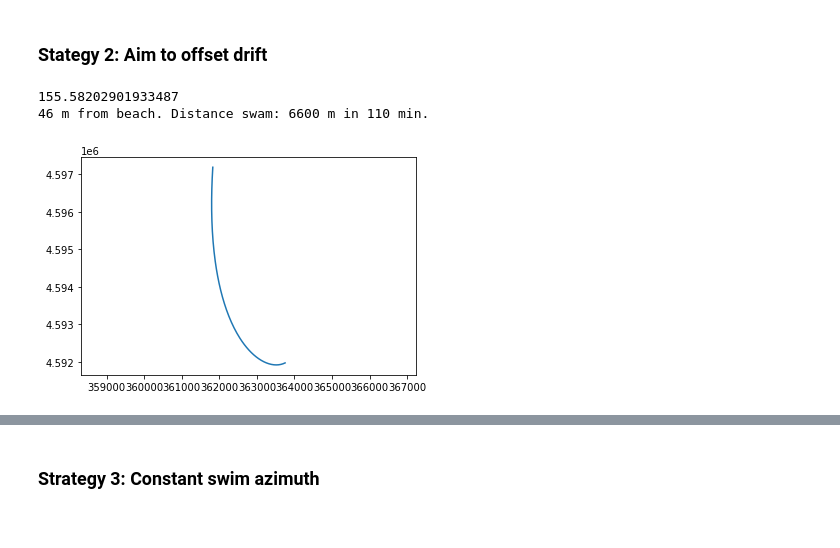
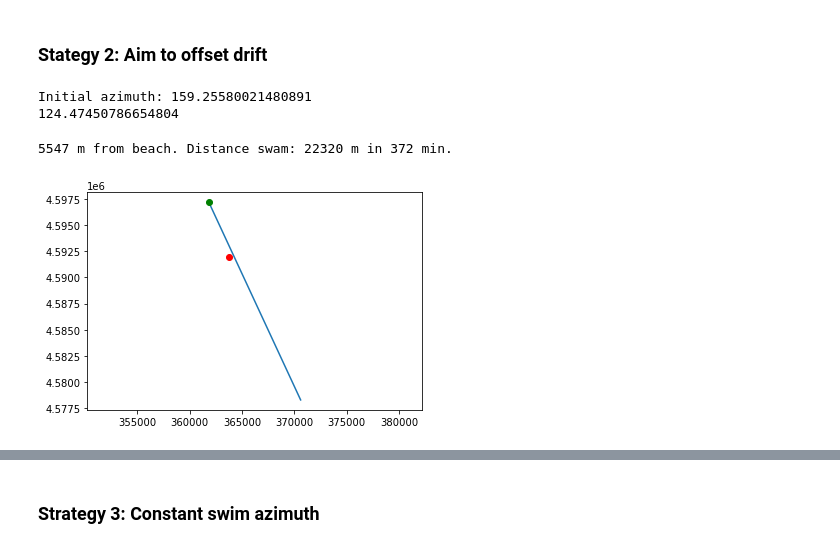
Before and after one commit to csherwood-usgs/Demo_repository, a Jupyter notebook: Vineyard_Sound_particle_transport.ipynb, the cells around one changed output, grey strips where cells are left out. Cells and saved outputs as stored; diff of their text form; code cells hidden in the pictures.

Commit message:
working on swim

```diff
--- a/Vineyard_Sound_particle_transport.ipynb
+++ b/Vineyard_Sound_particle_transport.ipynb
@@ -32,6 +32,14 @@ def dist_az_to_target(x,y,xt,yt):
     return r, az
 
 knots2mps = 0.5144
+
+def course_to_steer(x, y, xt, yt, drift_speed, drift_az, time_interval):
+    # offset position according to drift
+    dx, dy = xycoord( drift_speed * time_interval, drift_az)
+    xp = x+dx
+    yp = y+dy
+    r, az = dist_az_to_target(xp, yp, xt, yt)
+    return az
 # %%
 xstart, ystart = 361825.00, 4597187.00 # point just south of Nobska lighthouse
 xend,   yend   = 363789.90, 4591999.15
@@ -87,35 +96,41 @@ _= plt.axis('equal')
 # %% [markdown]
 ### Stategy 2: Aim to offset drift
+# %%
+x = np.nan * np.ones_like(t)
+y = np.nan * np.ones_like(t)
+cumt = 0.0
+swim_dist = 0.0
+
+
+x[0], y[0] = xstart, ystart
+dist_to_beach, swim_az = dist_az_to_target( x[0], y[0], xend, yend )
+print('Initial azimuth:', swim_az)
+
+# the appropriate course to steer depends on the net drift over the entire transit
+ucbar = np.mean(uc)
+vcbar = np.mean(vc)
+spd_bar, cdir_bar = pcoord( ucbar, vcbar )
+swim_az = course_to_steer( xstart, ystart, xend, yend, spd_bar, cdir_bar, 111*60 )
+print(swim_az)
+# %% [output]
+Initial azimuth: 159.25580021480891
+124.47450786654804
 # %%
-x = np.nan * np.ones_like(t)
-y = np.nan * np.ones_like(t)
-cumt = 0.0
-swim_dist = 0.0
-
 i = 0
-x[0], y[0] = xstart, ystart
-dist_to_beach, swim_az = dist_az_to_target( x[0], y[0], xend, yend )
 while ( np.abs( dist_to_beach ) > ss*dt) and (i < len(t)-1):
 
-    # adjust swim az to compensate for current
-    xp  = x[i] + dt * 0.5 * (uc[i] + uc[i+1])
-    yp  = y[i] + dt * 0.5 * (vc[i] + vc[i+1])
-    dist_to_beach, swim_az = dist_az_to_target( xp, yp, xend, yend )
-    if(i==10):
-        print(swim_az)
     uswim, vswim = xycoord( ss, swim_az )
     swim_dist += ss*dt
     x[i+1] = x[i] + dt * ( 0.5 * (uc[i] + uc[i+1]) + uswim )
     y[i+1] = y[i] + dt * ( 0.5 * (vc[i] + vc[i+1]) + vswim )
-    dist_to_beach, swim_az = dist_az_to_target( x[i+1], y[i+1], xend, yend )
-
     cumt += dt
     i +=1
 
 print('{:.0f} m from beach. Distance swam: {:.0f} m in {:.0f} min.'.format(dist_to_beach, swim_dist, cumt/60.))
 plt.plot(x,y)
+plt.plot(xstart, ystart, 'og')
+plt.plot(xend, yend, 'or')
 _= plt.axis('equal')
 # %% [output]
-155.58202901933487
-46 m from beach. Distance swam: 6600 m in 110 min.
+5547 m from beach. Distance swam: 22320 m in 372 min.
-[figure, old version]
+[figure, new version]
```
Also changed, not shown: parts of 5 cells of this notebook.
